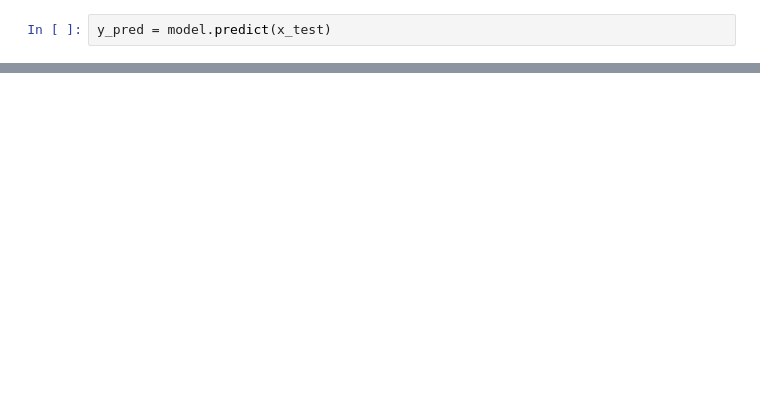
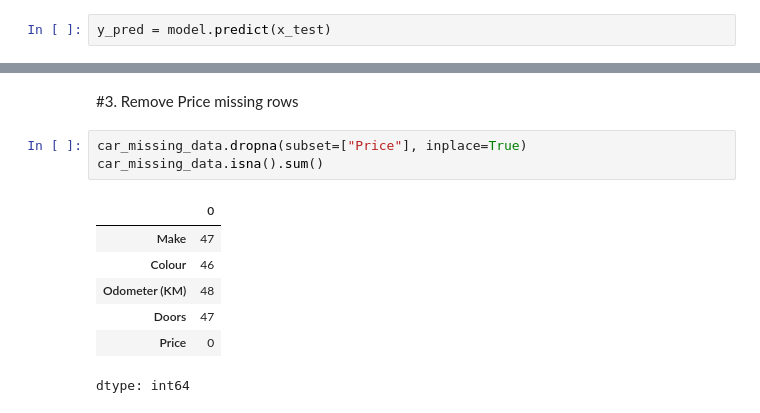
Before and after one commit to Numanur/data-science-ml, a Jupyter notebook: Data_preprocessing_basic.ipynb, the cells around one changed output, grey strips where cells are left out. Saved outputs shown, nothing was run; the diff lists cells and outputs as text; blank space fills up the shorter version.

```diff
--- a/Data_preprocessing_basic.ipynb
+++ b/Data_preprocessing_basic.ipynb
@@ -276,0 +284,13 @@ Root Mean Squared Error (RMSE): 246.1270
+# %% [markdown]
+#3. Remove Price missing rows
+# %%
+car_missing_data.dropna(subset=["Price"], inplace=True)
+car_missing_data.isna().sum()
+# %% [output]
+|  | 0 |
+| Make | 47 |
+| Colour | 46 |
+| Odometer (KM) | 48 |
+| Doors | 47 |
+| Price | 0 |
+dtype: int64
```
Also changed, not shown: parts of 29 cells of this notebook.
